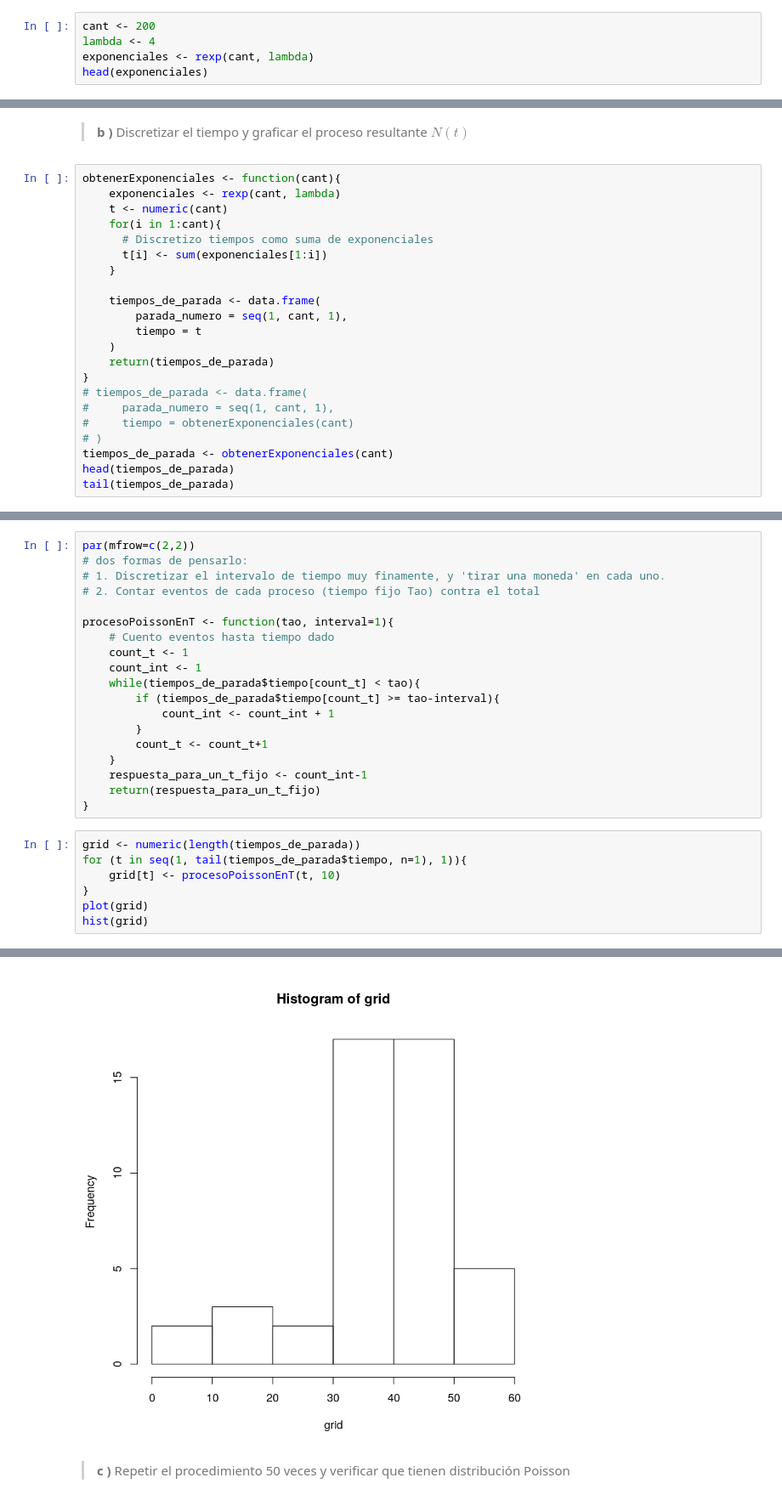
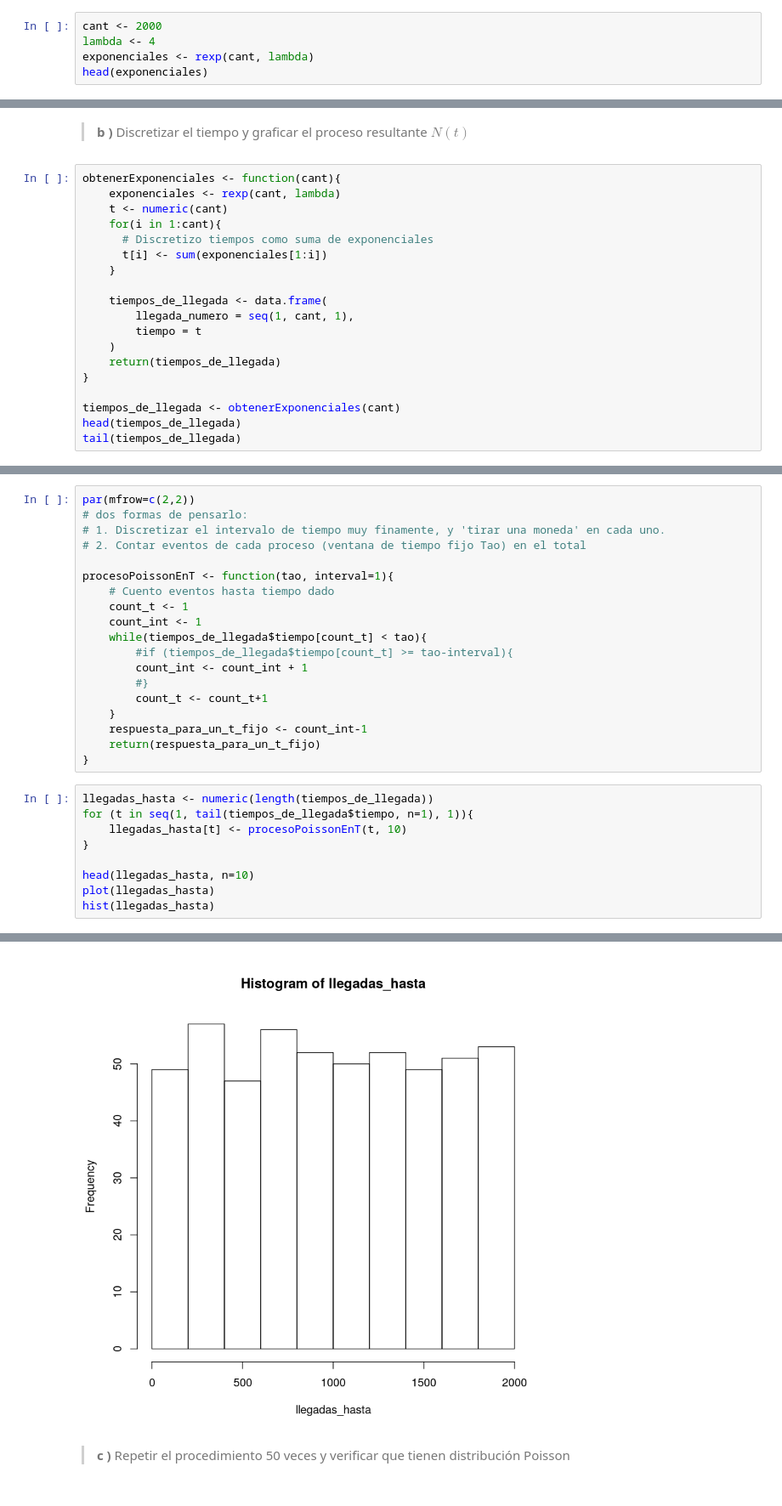
Before and after one commit to LecJackS/Probabilidades-y-Estadistica-2019-2doC, a Jupyter notebook: TP 2.ipynb, the cells around one changed output, grey strips where cells are left out. Shown at 85% size. Saved outputs shown, nothing was run; the diff lists cells and outputs as text.

Commit message:
cerrando poisson de tp2

```diff
--- a/TP 2.ipynb
+++ b/TP 2.ipynb
@@ -216,7 +216,7 @@ https://www.youtube.com/embed/jsqSScywvMc?start=557
 >
 > $i \in [1, 200]$
 # %%
-cant <- 200
+cant <- 2000
 lambda <- 4
 exponenciales <- rexp(cant, lambda)
 head(exponenciales)
@@ -237,17 +237,14 @@ obtenerExponenciales <- function(cant){
       t[i] <- sum(exponenciales[1:i])
     }
 
-    tiempos_de_parada <- data.frame(
-        parada_numero = seq(1, cant, 1),
+    tiempos_de_llegada <- data.frame(
+        llegada_numero = seq(1, cant, 1),
         tiempo = t
     )
-    return(tiempos_de_parada)
+    return(tiempos_de_llegada)
 }
-# tiempos_de_parada <- data.frame(
-#     parada_numero = seq(1, cant, 1),
-#     tiempo = obtenerExponenciales(cant)
-# )
-tiempos_de_parada <- obtenerExponenciales(cant)
-head(tiempos_de_parada)
-tail(tiempos_de_parada)
+
+tiempos_de_llegada <- obtenerExponenciales(cant)
+head(tiempos_de_llegada)
+tail(tiempos_de_llegada)
 # %% [output]
@@ -292,26 +329,28 @@ text(x=tail(t, n=1)/2, y=c(1/2, -1),
 par(mfrow=c(2,2))
 # dos formas de pensarlo:
 # 1. Discretizar el intervalo de tiempo muy finamente, y 'tirar una moneda' en cada uno.
-# 2. Contar eventos de cada proceso (tiempo fijo Tao) contra el total
+# 2. Contar eventos de cada proceso (ventana de tiempo fijo Tao) en el total
 
 procesoPoissonEnT <- function(tao, interval=1){
     # Cuento eventos hasta tiempo dado
     count_t <- 1
     count_int <- 1
-    while(tiempos_de_parada$tiempo[count_t] < tao){
-        if (tiempos_de_parada$tiempo[count_t] >= tao-interval){
-            count_int <- count_int + 1
-        }
+    while(tiempos_de_llegada$tiempo[count_t] < tao){
+        #if (tiempos_de_llegada$tiempo[count_t] >= tao-interval){
+        count_int <- count_int + 1
+        #}
         count_t <- count_t+1
     }
     respuesta_para_un_t_fijo <- count_int-1
     return(respuesta_para_un_t_fijo)
 }
 # %%
-grid <- numeric(length(tiempos_de_parada))
-for (t in seq(1, tail(tiempos_de_parada$tiempo, n=1), 1)){
-    grid[t] <- procesoPoissonEnT(t, 10)
+llegadas_hasta <- numeric(length(tiempos_de_llegada))
+for (t in seq(1, tail(tiempos_de_llegada$tiempo, n=1), 1)){
+    llegadas_hasta[t] <- procesoPoissonEnT(t, 10)
 }
-plot(grid)
-hist(grid)
+
+head(llegadas_hasta, n=10)
+plot(llegadas_hasta)
+hist(llegadas_hasta)
 # %% [output]
@@ -319,3 +359,3 @@ hist(grid)
-[figure, old version]
+[figure, new version]
 # %% [markdown]
 > **c )** Repetir el procedimiento 50 veces y verificar que tienen distribución Poisson
```
Also changed, not shown: parts of 31 cells of this notebook.
